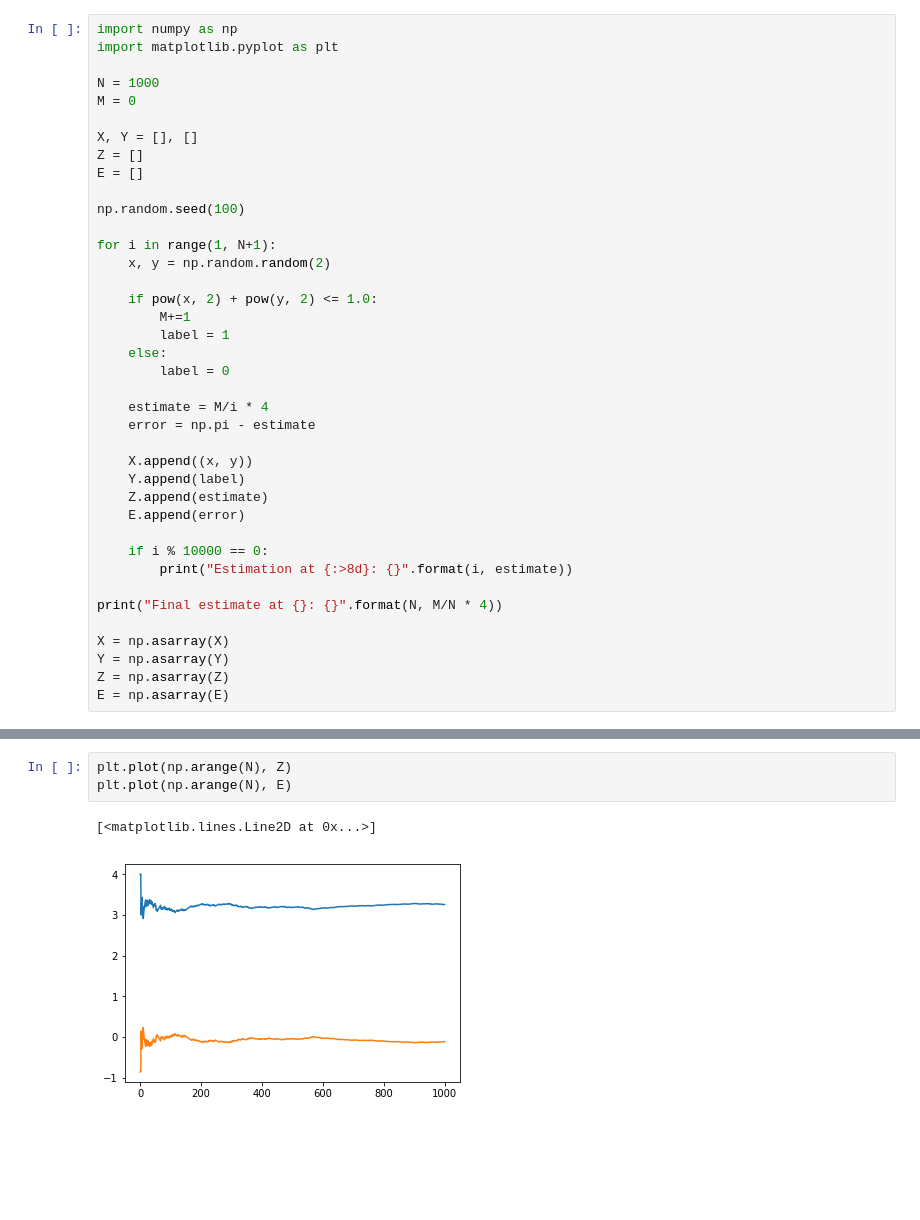
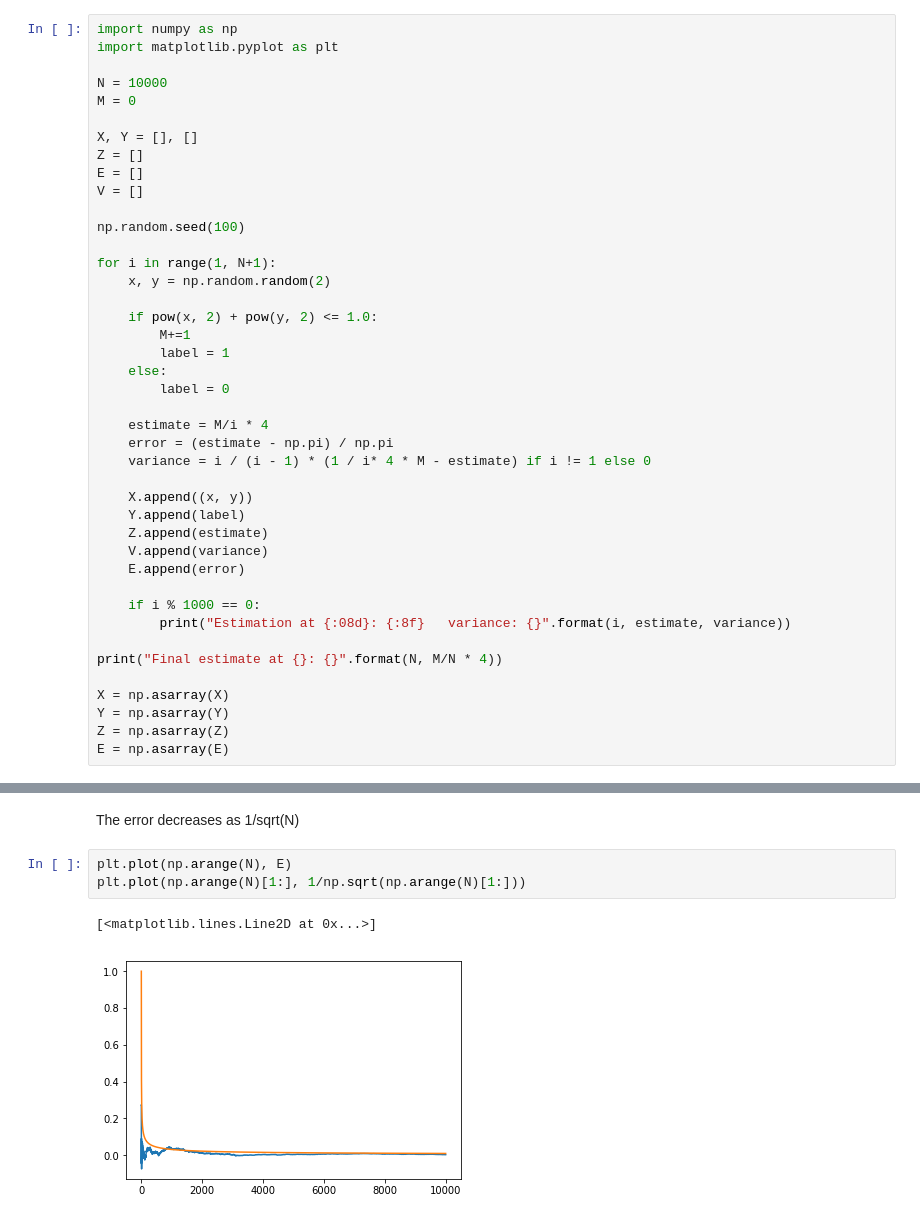
Before and after one commit to marcofavorito/ml-from-scratch, a Jupyter notebook: notebooks/monte-carlo-methods.ipynb, the cells around one changed output, grey strips where cells are left out. Saved outputs shown, nothing was run; the diff lists cells and outputs as text; blank space fills up the shorter version.

```diff
--- a/notebooks/monte-carlo-methods.ipynb
+++ b/notebooks/monte-carlo-methods.ipynb
@@ -6,12 +7,13 @@
 import numpy as np
 import matplotlib.pyplot as plt
 
-N = 1000
+N = 10000
 M = 0
 
 X, Y = [], []
 Z = []
 E = []
+V = []
 
 np.random.seed(100)
 
@@ -25,15 +27,17 @@ for i in range(1, N+1):
         label = 0
 
     estimate = M/i * 4
-    error = np.pi - estimate
+    error = (estimate - np.pi) / np.pi
+    variance = i / (i - 1) * (1 / i* 4 * M - estimate) if i != 1 else 0
 
     X.append((x, y))
     Y.append(label)
     Z.append(estimate)
+    V.append(variance)
     E.append(error)
 
-    if i % 10000 == 0:
-        print("Estimation at {:>8d}: {}".format(i, estimate))
+    if i % 1000 == 0:
+        print("Estimation at {:08d}: {:8f}   variance: {}".format(i, estimate, variance))
 
 print("Final estimate at {}: {}".format(N, M/N * 4))
 
@@ -51,6 +65,8 @@ plt.show()
+# %% [markdown]
+The error decreases as 1/sqrt(N)
 # %%
-plt.plot(np.arange(N), Z)
 plt.plot(np.arange(N), E)
+plt.plot(np.arange(N)[1:], 1/np.sqrt(np.arange(N)[1:]))
 # %% [output]
 [<matplotlib.lines.Line2D at 0x...>]
-[figure, old version]
+[figure, new version]
```
Also changed, not shown: parts of 6 cells of this notebook.
